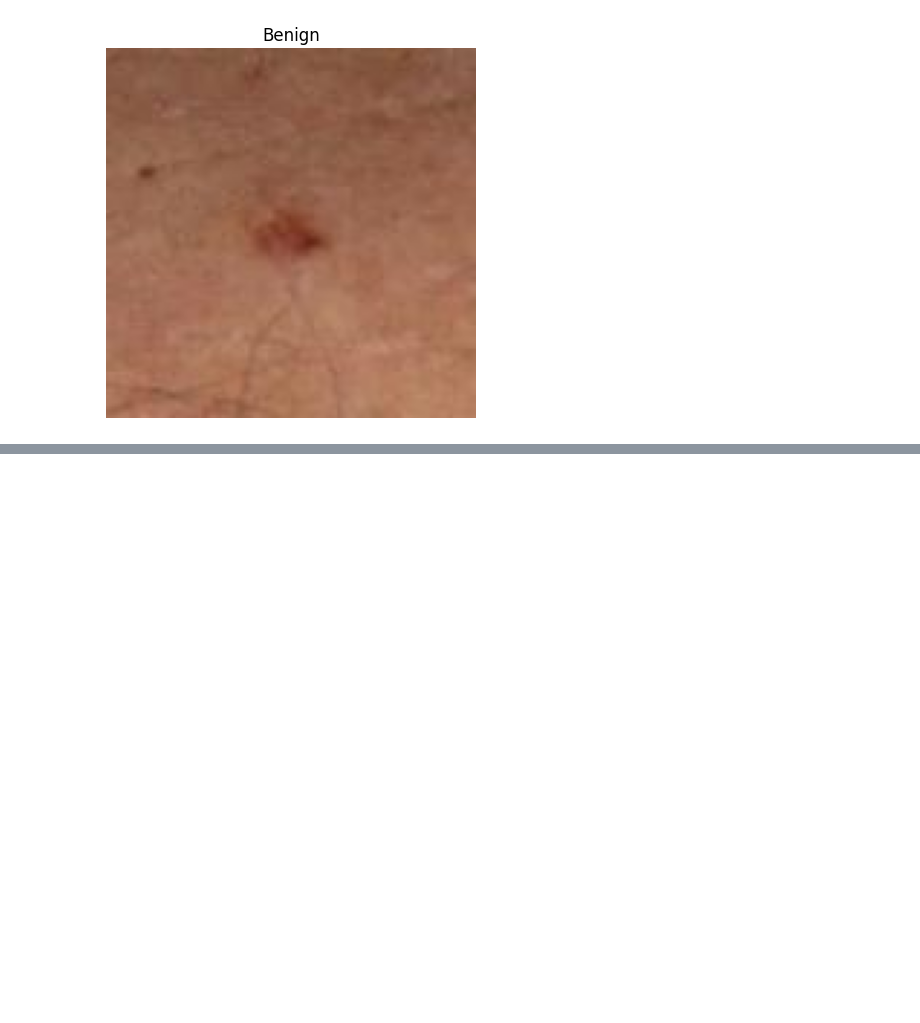
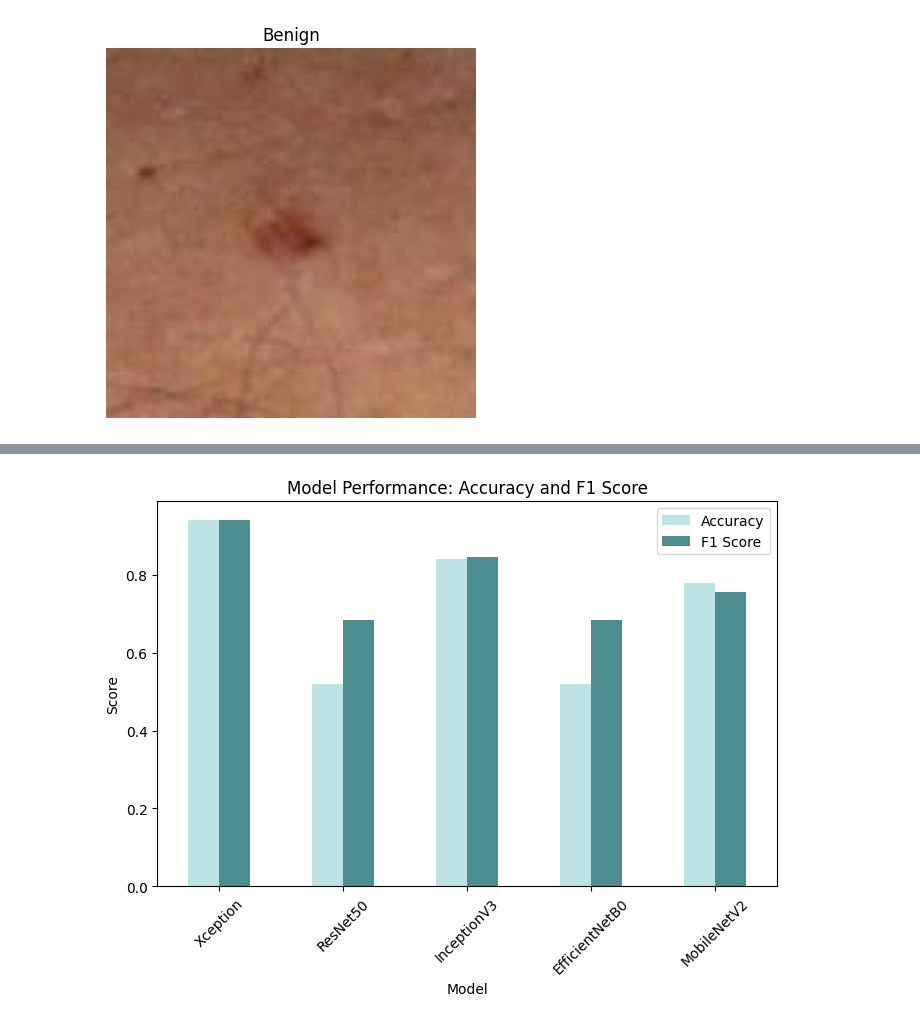
Before and after one commit to mirzaaa101/Enhancing-Early-Detection-AI-Based-Analysis-of-Skin-Lesions-from-3D-Total-Body-Photographs, a Jupyter notebook: modelling.ipynb, the cells around one changed output, grey strips where cells are left out. Cells and saved outputs as stored; diff of their text form; code cells hidden in the pictures; blank space fills up the shorter version.

Commit message:
model training complete

```diff
--- a/modelling.ipynb
+++ b/modelling.ipynb
@@ -92,5 +96,0 @@ Test set size: 218
-# %%
-base_model = tf.keras.applications.xception.Xception(weights="imagenet", include_top = False)
-avg = tf.keras.layers.GlobalAveragePooling2D()(base_model.output)
-output = tf.keras.layers.Dense(1, activation="sigmoid")(avg)
-model = tf.keras.Model(inputs=base_model.input, outputs=output)
@@ -115,13 +96,0 @@ early_stopping_cb = tf.keras.callbacks.EarlyStopping(
-# %%
-for layer in base_model.layers:
-    layer.trainable = False
-
-model.compile(loss= get_loss_fn(), optimizer=get_optimizer(), metrics=["accuracy"])
-
-history = model.fit(
-    X_train_normalized, y_train,
-    validation_data=(X_valid_normalized, y_valid),
-    callbacks=[early_stopping_cb],
-    batch_size=8,
-    epochs=15
-)
@@ -146,13 +96,0 @@ Epoch 15/15
-# %%
-for layer in base_model.layers[56:]:
-    layer.trainable = True
-
-model.compile(loss= get_loss_fn(), optimizer=get_optimizer(), metrics=["accuracy"])
-
-history = model.fit(
-    X_train_normalized, y_train,
-    validation_data=(X_valid_normalized, y_valid),
-    callbacks=[early_stopping_cb],
-    batch_size=8,
-    epochs=35
-)
@@ -169,0 +186,4 @@ Epoch 5/35
+# %%
+results_df = pd.DataFrame(results).T
+results_df.columns = ["Accuracy", "F1 Score"]
+results_df.head()
@@ -169,0 +197,12 @@ Epoch 5/35
+# %%
+# Plotting the results
+fig, ax = plt.subplots(figsize=(8, 5))
+results_df.plot(kind='bar', ax=ax, color=['#A2D9D9', '#005F60'], alpha=0.7)
+ax.set_xlabel("Model")
+ax.set_ylabel("Score")
+ax.set_title("Model Performance: Accuracy and F1 Score")
+plt.xticks(rotation=45)
+plt.legend(loc='best')
+plt.show()
+# %% [output]
+[figure, added]
```
Also changed, not shown: parts of 14 cells of this notebook.
